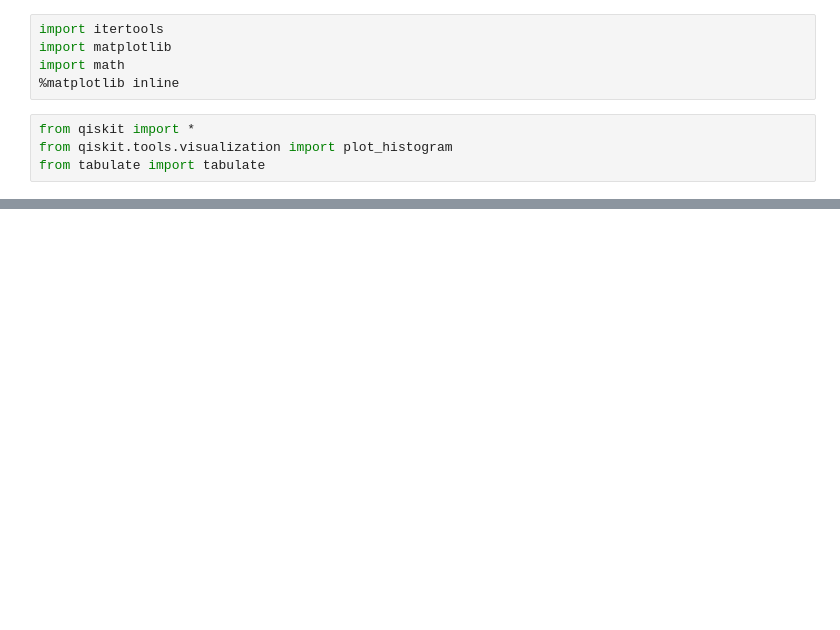
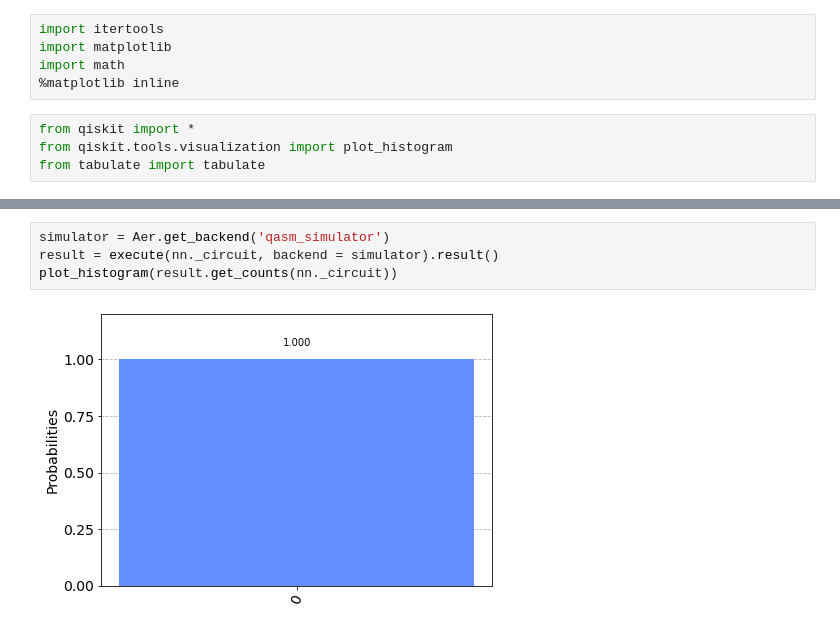
Before and after one commit to EduardoBrito97/QuantumArtificialNeuron, a Jupyter notebook: quantum_neural_networks.ipynb, the cells around one changed output, grey strips where cells are left out. Drawn from its saved outputs; the diff is of its cells as text; blank space fills up the shorter version.

```diff
--- a/quantum_neural_networks.ipynb
+++ b/quantum_neural_networks.ipynb
@@ -146,0 +180,6 @@ plot_histogram(result.get_counts(nn._circuit))
+# %%
+simulator = Aer.get_backend('qasm_simulator')
+result = execute(nn._circuit, backend = simulator).result()
+plot_histogram(result.get_counts(nn._circuit))
+# %% [output]
+[figure, added]
```
Also changed, not shown: parts of 8 cells of this notebook.
